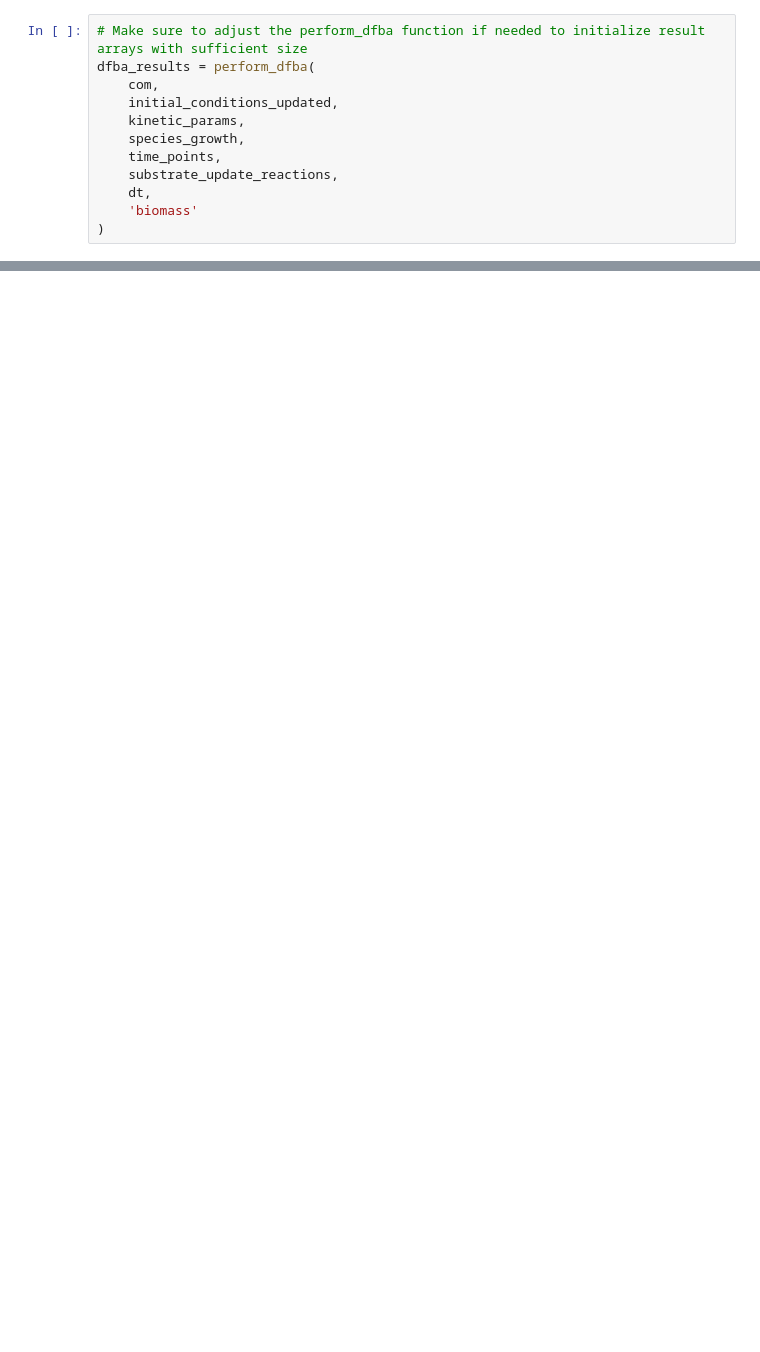
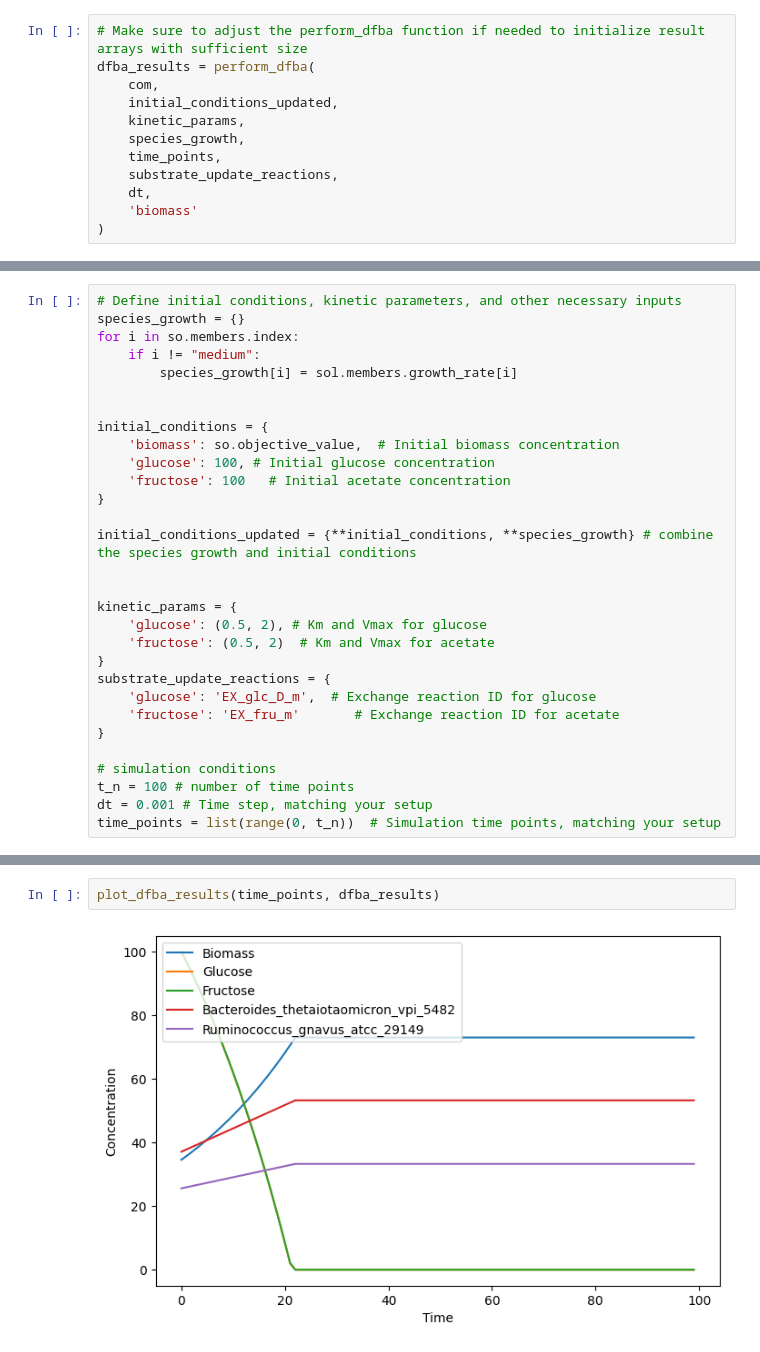
Before and after one commit to vivarium-collective/vivarium-MICOM, a Jupyter notebook: vmicom_eddy.ipynb, the cells around one changed output, grey strips where cells are left out. Saved outputs shown, nothing was run; the diff lists cells and outputs as text; blank space fills up the shorter version.

```diff
--- a/vmicom_eddy.ipynb
+++ b/vmicom_eddy.ipynb
@@ -296,0 +506,30 @@ plot_dfba_results(time_points, dfba_results)
+# %%
+# Define initial conditions, kinetic parameters, and other necessary inputs
+species_growth = {}
+for i in so.members.index:
+    if i != "medium":
+        species_growth[i] = sol.members.growth_rate[i]
+
+
+initial_conditions = {
+    'biomass': so.objective_value,  # Initial biomass concentration
+    'glucose': 100, # Initial glucose concentration
+    'fructose': 100   # Initial acetate concentration
+}
+
+initial_conditions_updated = {**initial_conditions, **species_growth} # combine the species growth and initial conditions
+
+
+kinetic_params = {
+    'glucose': (0.5, 2), # Km and Vmax for glucose
+    'fructose': (0.5, 2)  # Km and Vmax for acetate
+}
+substrate_update_reactions = {
+    'glucose': 'EX_glc_D_m',  # Exchange reaction ID for glucose
+    'fructose': 'EX_fru_m'       # Exchange reaction ID for acetate
+}
+
+# simulation conditions
+t_n = 100 # number of time points
+dt = 0.001 # Time step, matching your setup
+time_points = list(range(0, t_n))  # Simulation time points, matching your setup
@@ -296,0 +556,4 @@ plot_dfba_results(time_points, dfba_results)
+# %%
+plot_dfba_results(time_points, dfba_results)
+# %% [output]
+[figure, added]
```
Also changed, not shown: parts of 33 cells of this notebook.
